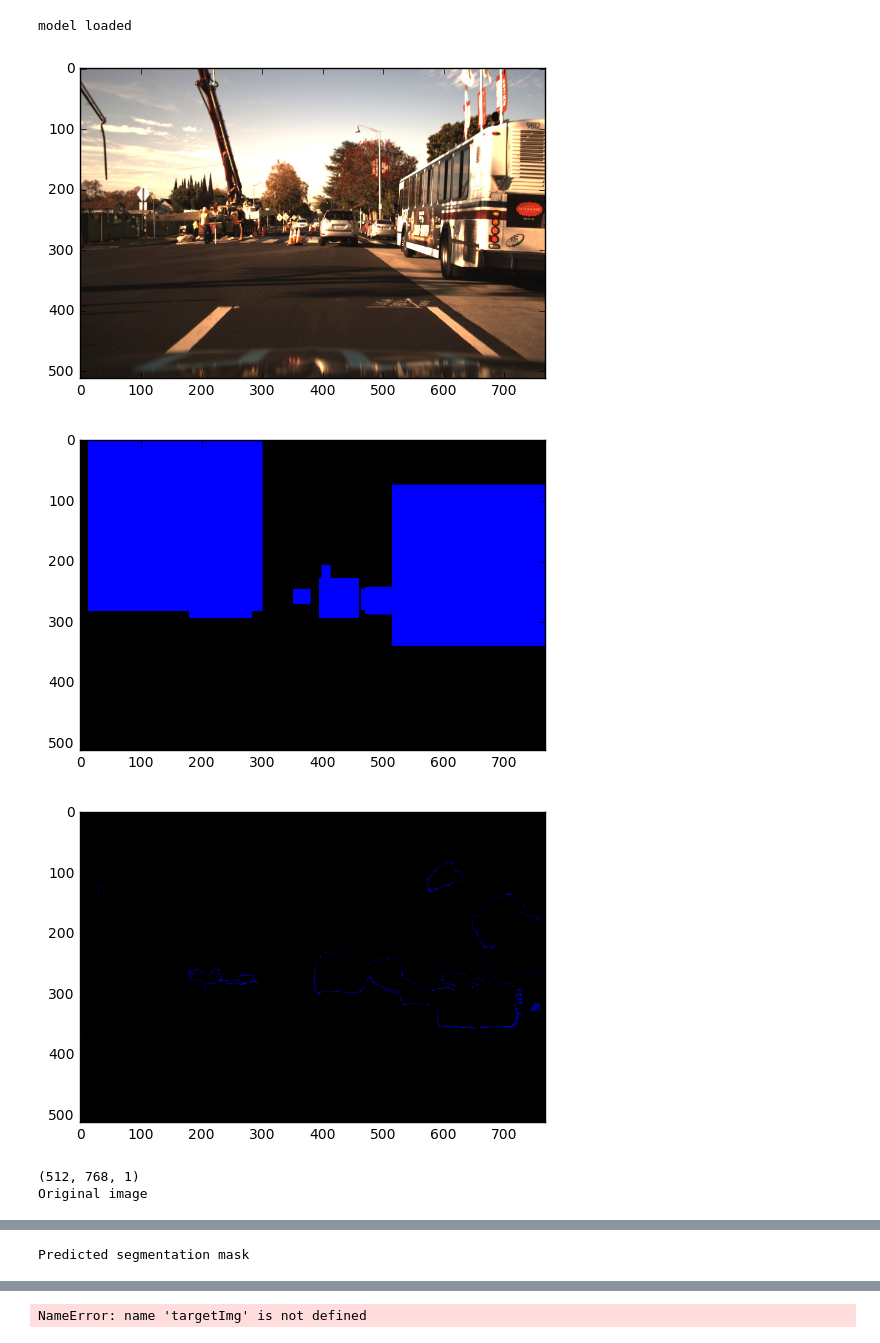
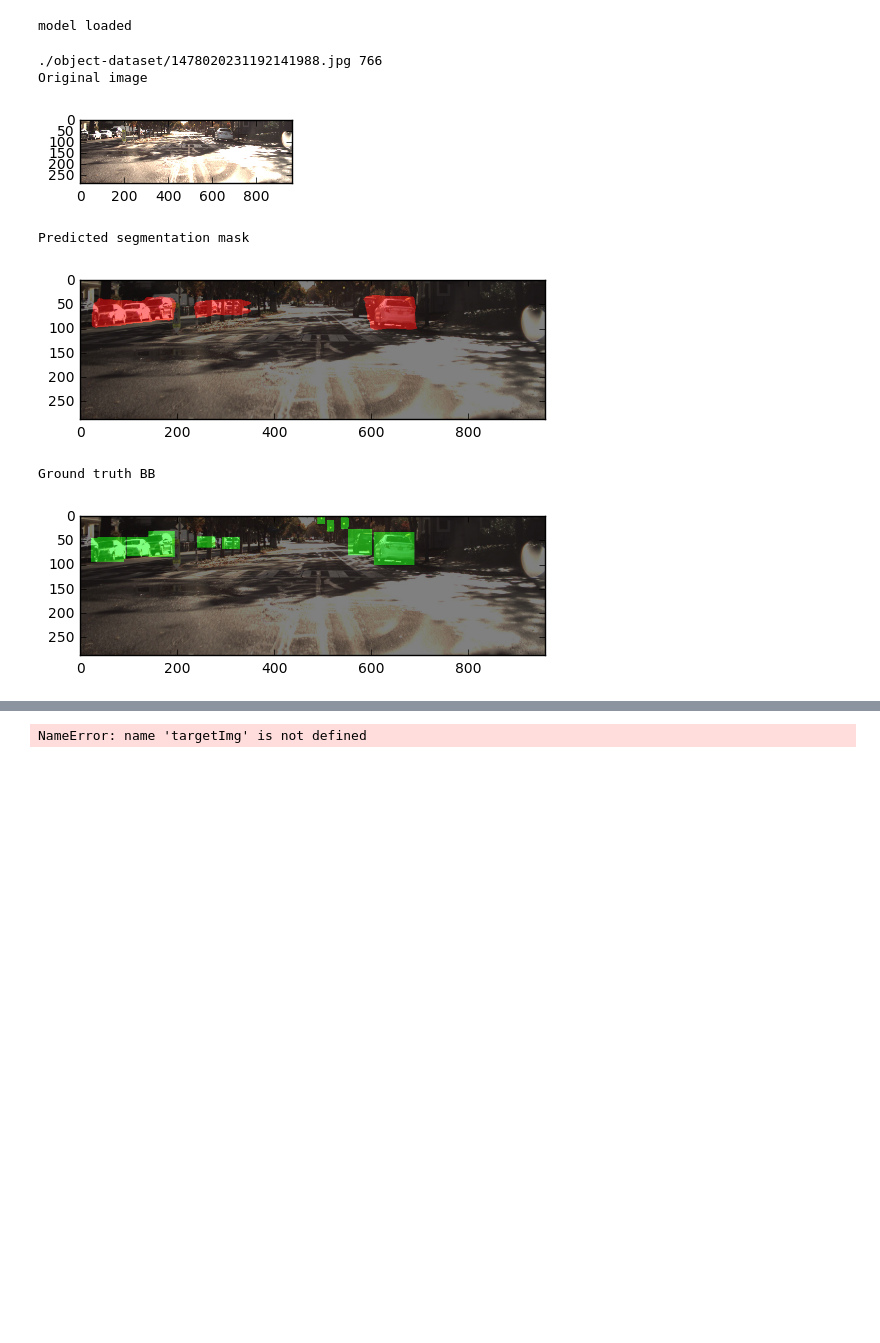
Before and after one commit to calicratis19/SDC, a Jupyter notebook: CarND-Vehicle Detection and Tracking/Vehicle_Detection_Tracking.ipynb, the cells around one changed output, grey strips where cells are left out. Cells and saved outputs as stored; diff of their text form; code cells hidden in the pictures; blank space fills up the shorter version.

```diff
--- a/CarND-Vehicle Detection and Tracking/Vehicle_Detection_Tracking.ipynb
+++ b/CarND-Vehicle Detection and Tracking/Vehicle_Detection_Tracking.ipynb
@@ -27,6 +27,9 @@ import simplejson as json
 import random
 # %% [output]
 Using TensorFlow backend.
+# %%
+imgRow = 630
+imgCol = 960
 # %%
 def showGrayImage(img):
     imgShow = cv2.cvtColor(img,cv2.COLOR_GRAY2RGB)
@@ -60,0 +70,16 @@ dataFile.head(10)
+# %%
+
+dataInfo = dataFile
+print((imgRow*6)/7-(imgRow*2)/5)
+row = 0#np.random.randint(len(dataInfo))
+fileName = dataInfo['Frame'][row]
+# print(fileName, row)
+img = cv2.imread(fileName)
+print(img.shape)
+img = cv2.cvtColor(img, cv2.COLOR_BGR2RGB)
+img = cv2.resize(img, (imgCol, imgRow))
+
+img = CropImage(img)
+plt.imshow(img)
+plt.show()
+print(img.shape)
@@ -108,15 +138,14 @@ train_samples_per_epoch = 2560
 valid_samples_per_epoch = 16384
 trainBatchSize = 16
 validationBatchSize = 64
-imgRow = 512
-imgCol = 768
+
 def TrainDataGenerator(dataInfoList,batchSize,rootDir):
     batch_x, batch_y = [], []
     while True:
         dataInfo = dataInfoList[random.randint(0,1)]
         row = np.random.randint(len(dataInfo))
         fileName = dataInfo['Frame'][row]
-        # print(fileName, row)
+        print(fileName, row)
         img = cv2.imread(fileName)
         img = cv2.cvtColor(img, cv2.COLOR_BGR2RGB)
         origShape = img.shape
@@ -138,19 +167,15 @@ def TrainDataGenerator(dataInfoList,batchSize,rootDir):
             targetImg[data.iloc[i]['ymin']:data.iloc[i]['ymax'], data.iloc[i]['xmin']:data.iloc[i]['xmax']] = 1
 
         targetImg = np.reshape(targetImg, (imgRow, imgCol, 1))
-        plt.imshow(img1)
-        plt.show()
-        showGrayImage(targetImg)
-        batch_x.append(img)
-        batch_y.append(targetImg)
+        targetImg = CropImage(targetImg)
+        img = CropImage(img)
+        #print(img.shape,targetImg.shape)
 
         xy_array = np.asarray(img)
-        xy_array = np.reshape(xy_array,(1,imgRow,imgCol,3))
+        xy_array = np.reshape(xy_array,(1,img.shape[0],img.shape[1],3))
 
         img = model.predict(xy_array)
-        showGrayImage(img[0])
-        print(targetImg.shape)
-        batch_mask  = np.reshape(targetImg,(1,imgRow,imgCol,1))
+        batch_mask  = np.reshape(targetImg,(1,targetImg.shape[0],targetImg.shape[1],1))
         pred_all = img
         batch_img = xy_array
         i=0
@@ -162,40 +187,37 @@ def TrainDataGenerator(dataInfoList,batchSize,rootDir):
         rgb_mask_pred[:,:,1:3] = 0*rgb_mask_pred[:,:,1:2]
         rgb_mask_true= cv2.cvtColor(im_mask,cv2.COLOR_GRAY2RGB)
         rgb_mask_true[:,:,0] = 0*rgb_mask_true[:,:,0]
         rgb_mask_true[:,:,2] = 0*rgb_mask_true[:,:,2]
 
         img_pred = cv2.addWeighted(rgb_mask_pred,0.5,im,0.5,0)
         img_true = cv2.addWeighted(rgb_mask_true,0.5,im,0.5,0)
 
         #plt.figure(figsize=(8,3))
         #plt.subplot(1,3,1)
         print('Original image')
         plt.imshow(im)
         plt.show()
         #plt.title('Original image')
         #plt.axis('off')
         #plt.subplot(1,3,2)
         print('Predicted segmentation mask')
         plt.imshow(img_pred)
         plt.show()
         #plt.title('Predicted segmentation mask')
         #plt.axis('off')
         #plt.subplot(1,3,3)
         print('Ground truth BB')
         plt.imshow(img_true)
         plt.show()
 
-        #plt.title('Ground truth BB')
-        #plt.axis('off')
-        plt.show()
-
-
         break
 
 trainGenerator = TrainDataGenerator((dataFile,dataFile1),trainBatchSize,rootDir)
 # %% [output]
+./object-dataset/1478020231192141988.jpg 766
+Original image
-[figure, old version]
+[figure, new version]
+Predicted segmentation mask
-[figure, old version]
+[figure, new version]
+Ground truth BB
-[figure, old version]
+[figure, new version]
-(512, 768, 1)
-Original image
@@ -203 +223,0 @@ Original image
-Predicted segmentation mask
```
Also changed, not shown: parts of 7 cells of this notebook, 4 other files.
